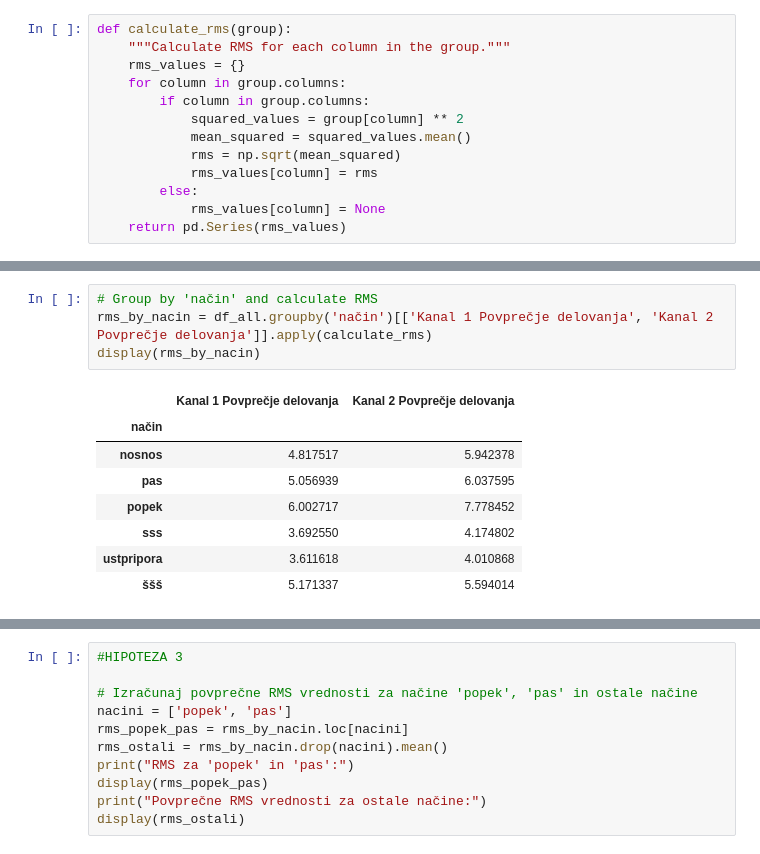
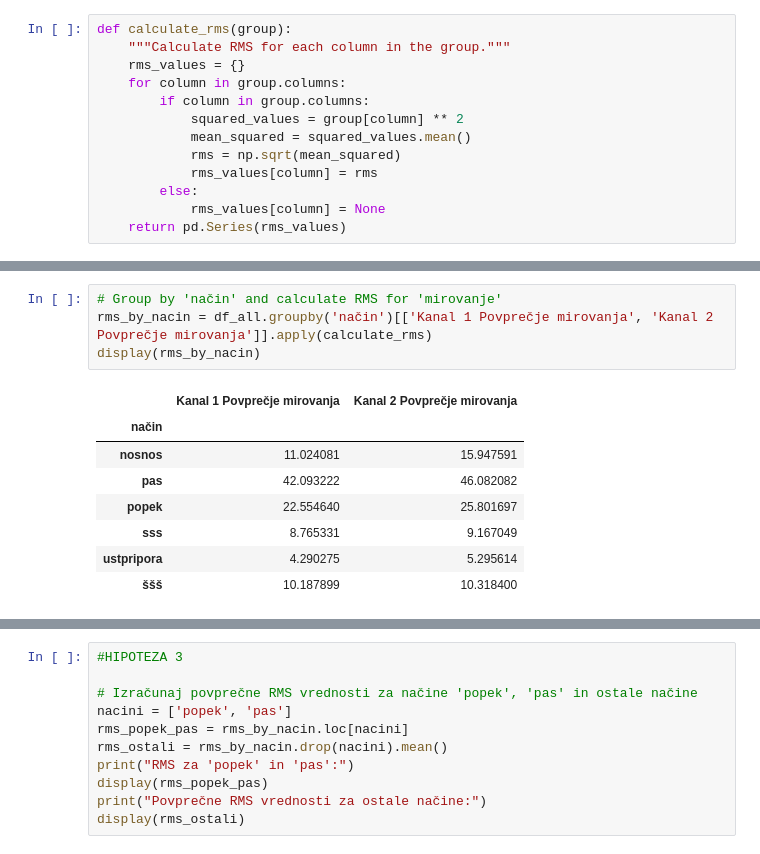
Before and after one commit to urbanog/katarina-breznik, a Jupyter notebook: main.ipynb, the cells around one changed output, grey strips where cells are left out. Saved outputs shown, nothing was run; the diff lists cells and outputs as text.

```diff
--- a/main.ipynb
+++ b/main.ipynb
@@ -59,13 +86,13 @@ def calculate_rms(group):
 # %%
-# Group by 'način' and calculate RMS
-rms_by_nacin = df_all.groupby('način')[['Kanal 1 Povprečje delovanja', 'Kanal 2 Povprečje delovanja']].apply(calculate_rms)
+# Group by 'način' and calculate RMS for 'mirovanje'
+rms_by_nacin = df_all.groupby('način')[['Kanal 1 Povprečje mirovanja', 'Kanal 2 Povprečje mirovanja']].apply(calculate_rms)
 display(rms_by_nacin)
 # %% [output]
-|  | Kanal 1 Povprečje delovanja | Kanal 2 Povprečje delovanja |
+|  | Kanal 1 Povprečje mirovanja | Kanal 2 Povprečje mirovanja |
 | način |  |  |
-| nosnos | 4.817517 | 5.942378 |
-| pas | 5.056939 | 6.037595 |
-| popek | 6.002717 | 7.778452 |
-| sss | 3.692550 | 4.174802 |
-| ustpripora | 3.611618 | 4.010868 |
-| ššš | 5.171337 | 5.594014 |
+| nosnos | 11.024081 | 15.947591 |
+| pas | 42.093222 | 46.082082 |
+| popek | 22.554640 | 25.801697 |
+| sss | 8.765331 | 9.167049 |
+| ustpripora | 4.290275 | 5.295614 |
+| ššš | 10.187899 | 10.318400 |
```
Also changed, not shown: parts of 14 cells of this notebook, 2 other files.
